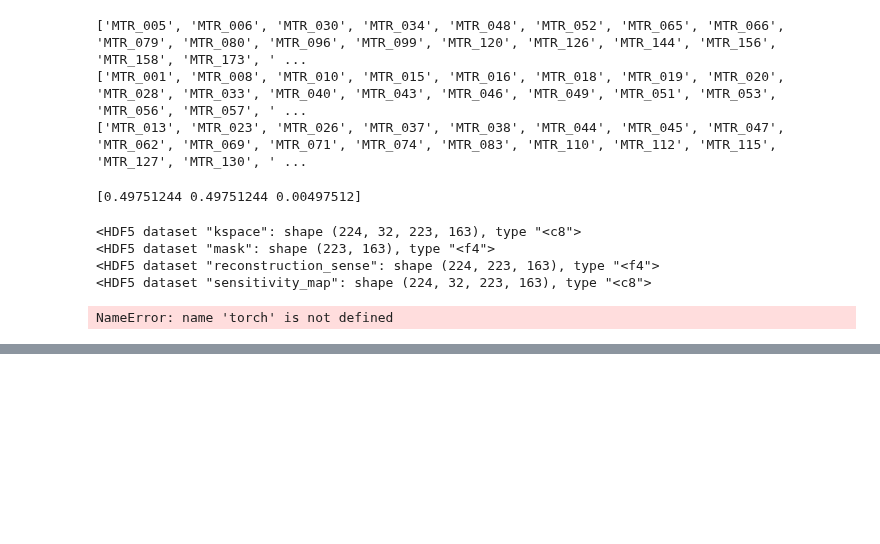
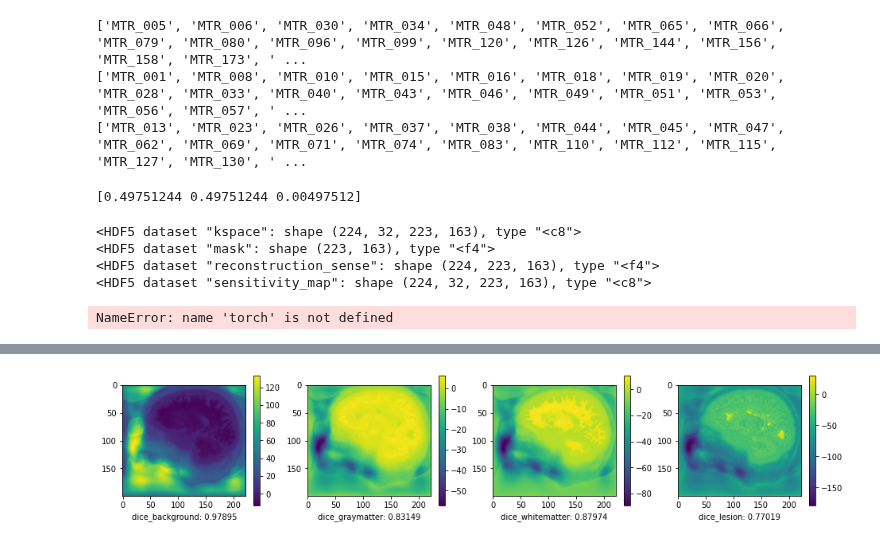
Before and after one commit to LysanderdeJong/RecSeg, a Jupyter notebook: test_ground.ipynb, the cells around one changed output, grey strips where cells are left out. Saved outputs shown, nothing was run; the diff lists cells and outputs as text; code cells hidden in the pictures; blank space fills up the shorter version.

```diff
--- a/test_ground.ipynb
+++ b/test_ground.ipynb
@@ -215,0 +297,20 @@ import mridc
+# %%
+seg_dir = "/scratch/lgdejong/results/segmentation/unet_3.7/"
+seg_files = os.listdir(seg_dir)
+idx = 1
+slice_idx = 95
+
+input_path = os.path.join(seg_dir, seg_files[idx])
+hf = h5py.File(input_path)
+hf_attr = dict(hf.attrs)
+segmentation = hf["segmentation"][slice_idx, ...]
+label = ["dice_background", "dice_graymatter", "dice_whitematter", "dice_lesion"]
+fig = plt.figure(figsize=(segmentation.shape[0]*segmentation.shape[0], segmentation.shape[0]-1))
+for class_num, label_txt in enumerate(label):
+    plt.subplot(1, segmentation.shape[0], class_num+1)
+    ax = plt.imshow(segmentation[class_num])
+    plt.colorbar(ax)
+    plt.xlabel(f"{label_txt}: {hf_attr[label_txt][slice_idx]:.5f}")
+plt.show()
+# %% [output]
+[figure, added]
```
Also changed, not shown: parts of 9 cells of this notebook, 17 other files.
